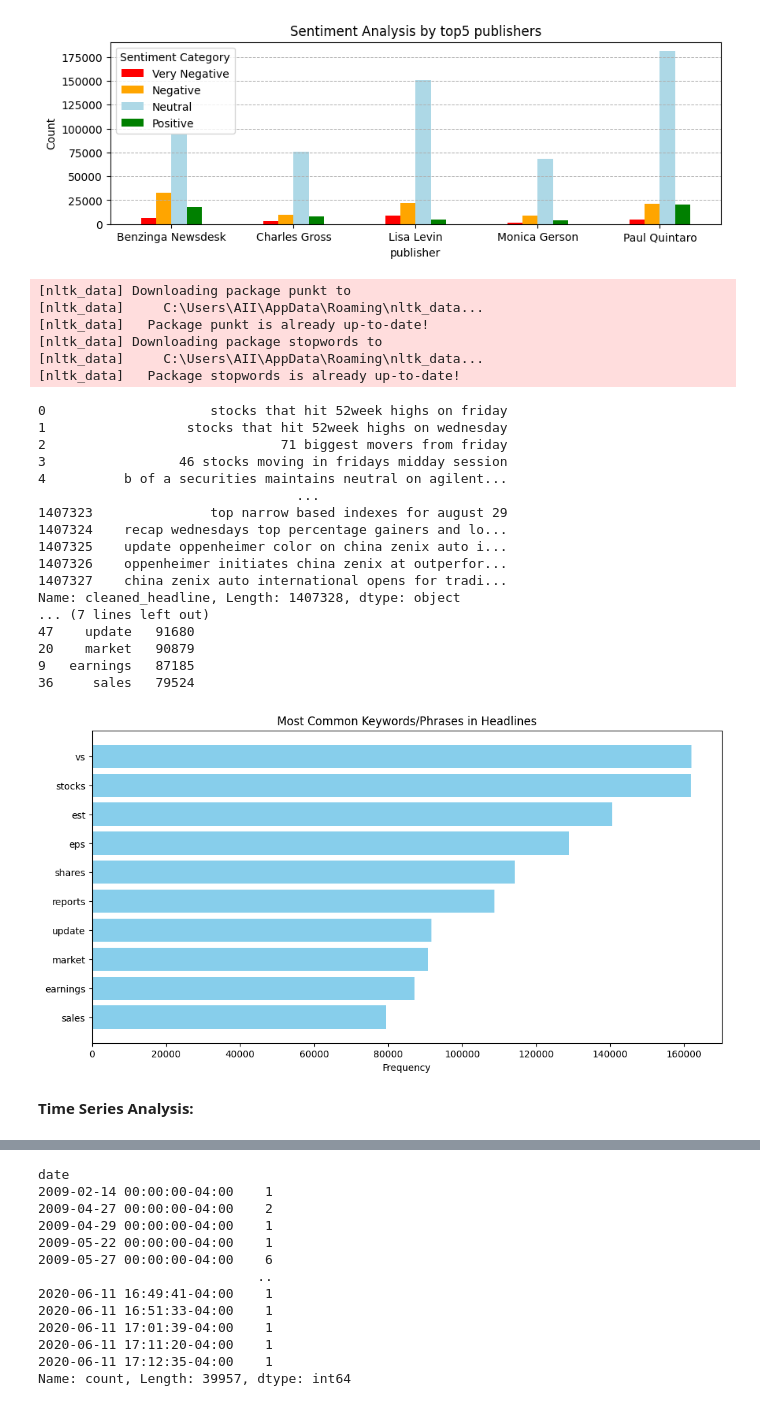
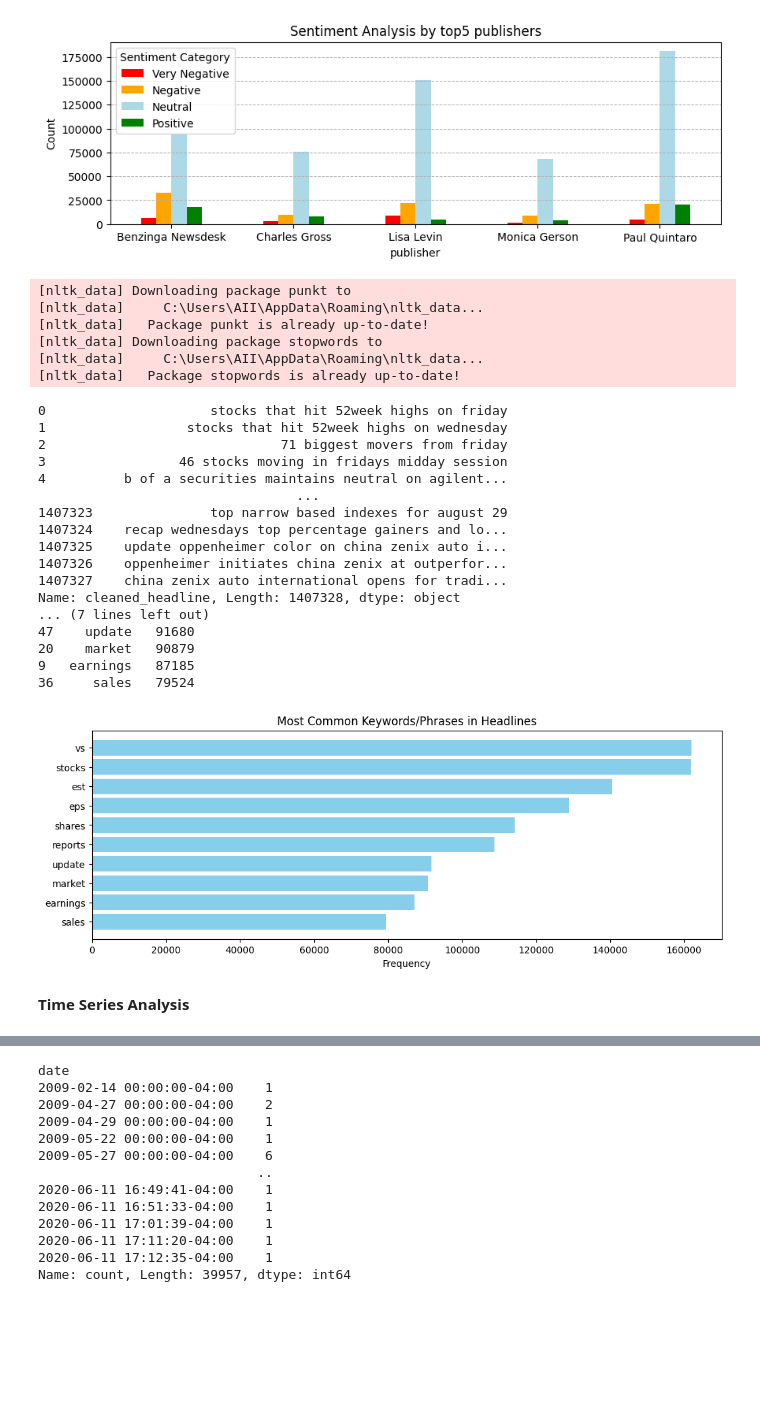
Before and after one commit to Bekyy/financial-news-data-analysis, a Jupyter notebook: notebooks/sentiment_analysis.ipynb, the cells around one changed output, grey strips where cells are left out. Cells and saved outputs as stored; diff of their text form; code cells hidden in the pictures; blank space fills up the shorter version.

Commit message:
stockAnalysis

```diff
--- a/notebooks/sentiment_analysis.ipynb
+++ b/notebooks/sentiment_analysis.ipynb
@@ -339,39 +339,39 @@ print(keyword_frequency.head(10))
 import matplotlib.pyplot as plt
 
 # Plot the most common keywords
-plt.figure(figsize=(12, 6))
+plt.figure(figsize=(12, 4))
 plt.barh(keyword_frequency['keyword'].head(10), keyword_frequency['count'].head(10), color='skyblue')
 plt.xlabel('Frequency')
 plt.title('Most Common Keywords/Phrases in Headlines')
 plt.gca().invert_yaxis()  # Invert y-axis for better readability
 plt.show()
 # %% [output]
 [nltk_data] Downloading package punkt to
 [nltk_data]     C:\Users\AII\AppData\Roaming\nltk_data...
 [nltk_data]   Package punkt is already up-to-date!
 [nltk_data] Downloading package stopwords to
 [nltk_data]     C:\Users\AII\AppData\Roaming\nltk_data...
 [nltk_data]   Package stopwords is already up-to-date!
 0                     stocks that hit 52week highs on friday
 1                  stocks that hit 52week highs on wednesday
 2                              71 biggest movers from friday
 3                 46 stocks moving in fridays midday session
 4          b of a securities maintains neutral on agilent...
                                  ...
 1407323               top narrow based indexes for august 29
 1407324    recap wednesdays top percentage gainers and lo...
 1407325    update oppenheimer color on china zenix auto i...
 1407326    oppenheimer initiates china zenix at outperfor...
 1407327    china zenix auto international opens for tradi...
 Name: cleaned_headline, Length: 1407328, dtype: object
 ... (7 lines left out)
 47    update   91680
 20    market   90879
 9   earnings   87185
 36     sales   79524
-[figure, old version]
+[figure, new version]
 # %% [markdown]
-**Time Series Analysis:**
+**Time Series Analysis**
 # %%
 import matplotlib.pyplot as plt
 from statsmodels.tsa.seasonal import seasonal_decompose
```
Also changed, not shown: parts of 5 cells of this notebook, 6 other files.
